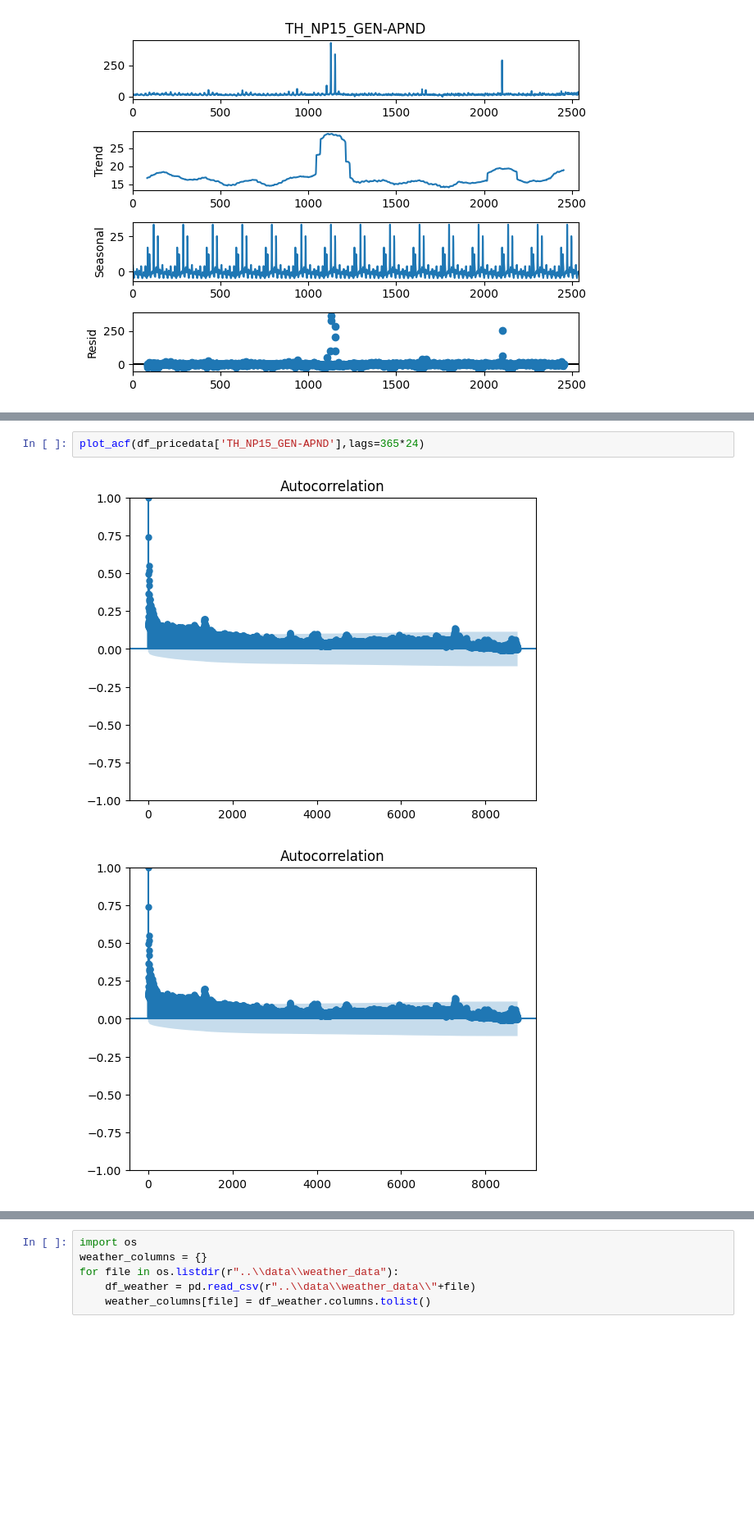
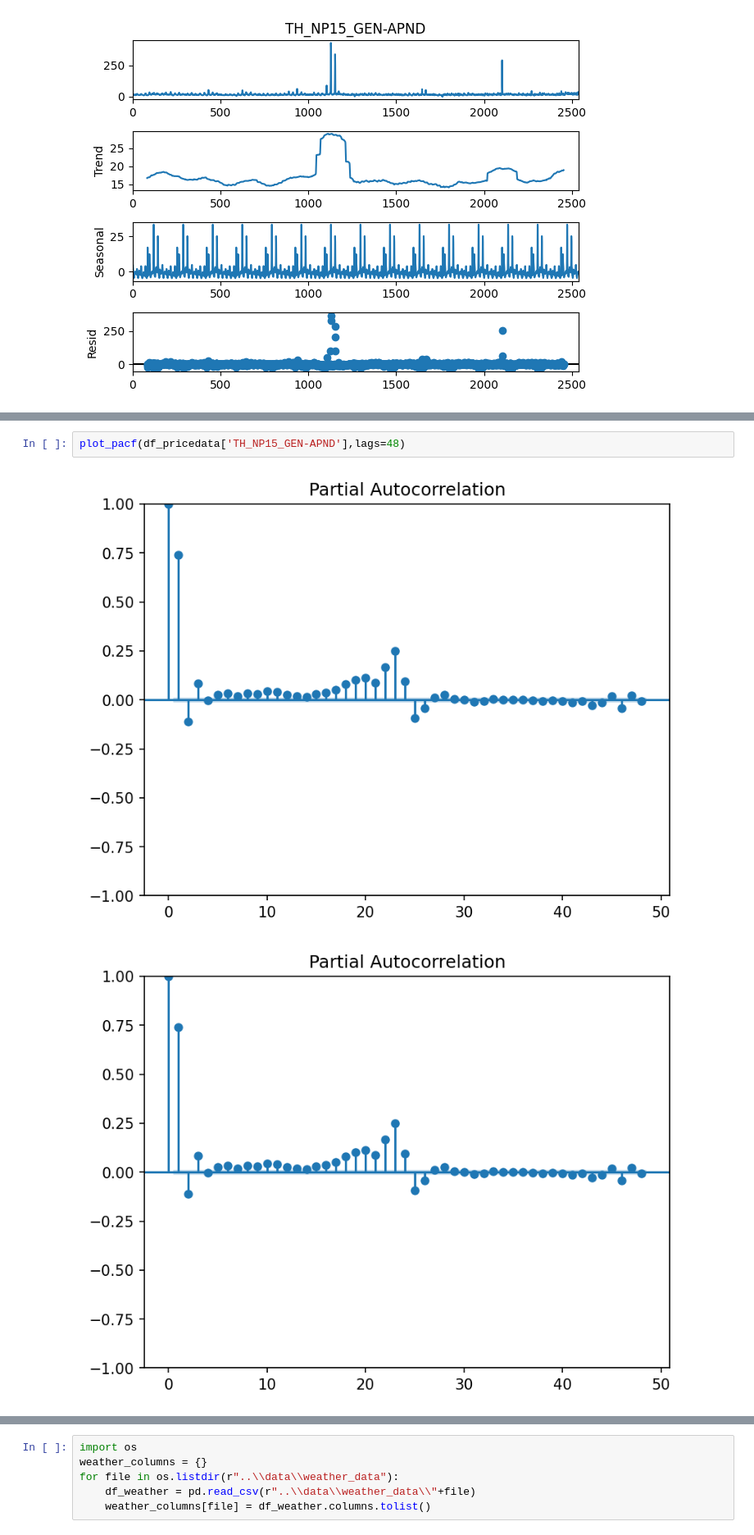
Before and after one commit to simoneliasen/yggdrasil, a Jupyter notebook: data_exploration/data_exploration.ipynb, the cells around one changed output, grey strips where cells are left out. Shown at 82% size. Drawn from its saved outputs; the diff is of its cells as text; blank space fills up the shorter version.

```diff
--- a/data_exploration/data_exploration.ipynb
+++ b/data_exploration/data_exploration.ipynb
@@ -60,5 +71,5 @@ result.plot()
 # %%
-plot_acf(df_pricedata['TH_NP15_GEN-APND'],lags=365*24)
+plot_pacf(df_pricedata['TH_NP15_GEN-APND'],lags=48)
 # %% [output]
-[figure, old version]
+[figure, new version]
-[figure, old version]
+[figure, new version]
```
Also changed, not shown: parts of 14 cells of this notebook, 4 other files.
